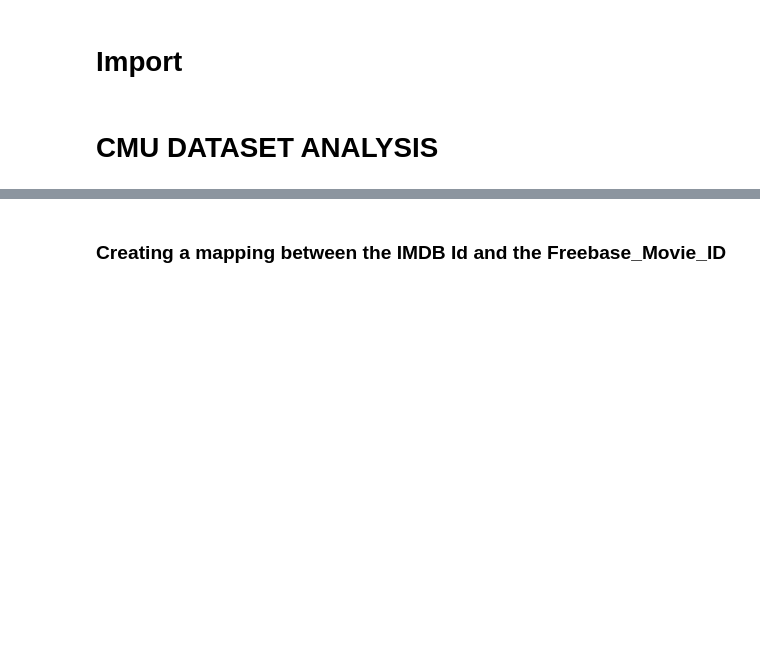
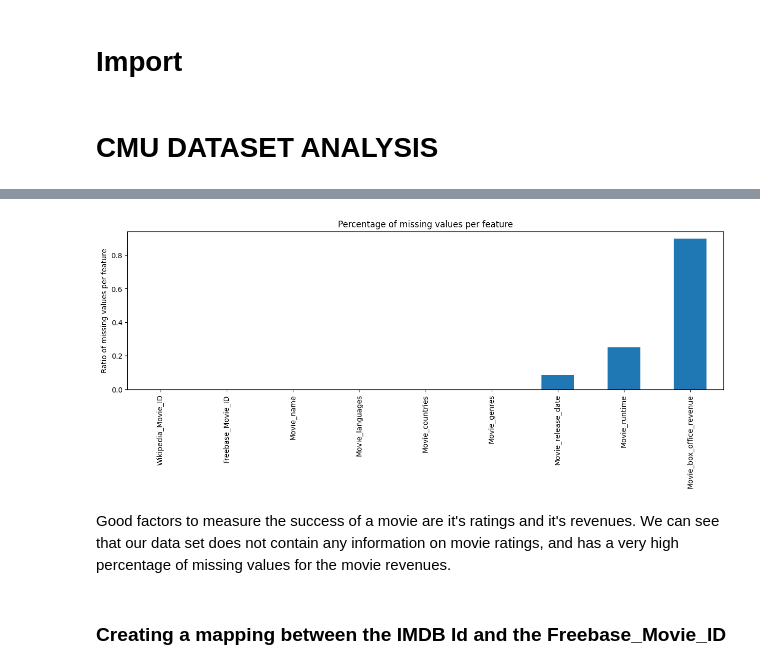
Before and after one commit to epfl-ada/ada-2023-project-yamal, a Jupyter notebook: movies_analysis.ipynb, the cells around one changed output, grey strips where cells are left out. Cells and saved outputs as stored; diff of their text form; code cells hidden in the pictures; blank space fills up the shorter version.

```diff
--- a/movies_analysis.ipynb
+++ b/movies_analysis.ipynb
@@ -33,3 +62,9 @@ cmu_df = pd.read_table(DATA_FOLDER+'CMU_dataset/movie.metadata.tsv', names=colum
+# %%
+plot_missing_values_percenatage(cmu_df)
+# %% [output]
+[figure, added]
+# %% [markdown]
+Good factors to measure the success of a movie are it's ratings and it's revenues. We can see that our data set does not contain any information on movie ratings, and has a very high percentage of missing values for the movie revenues.
 # %% [markdown]
 ### Creating a mapping between the IMDB Id and the Freebase_Movie_ID
 # %%
```
Also changed, not shown: parts of 19 cells of this notebook, 2 other files.
